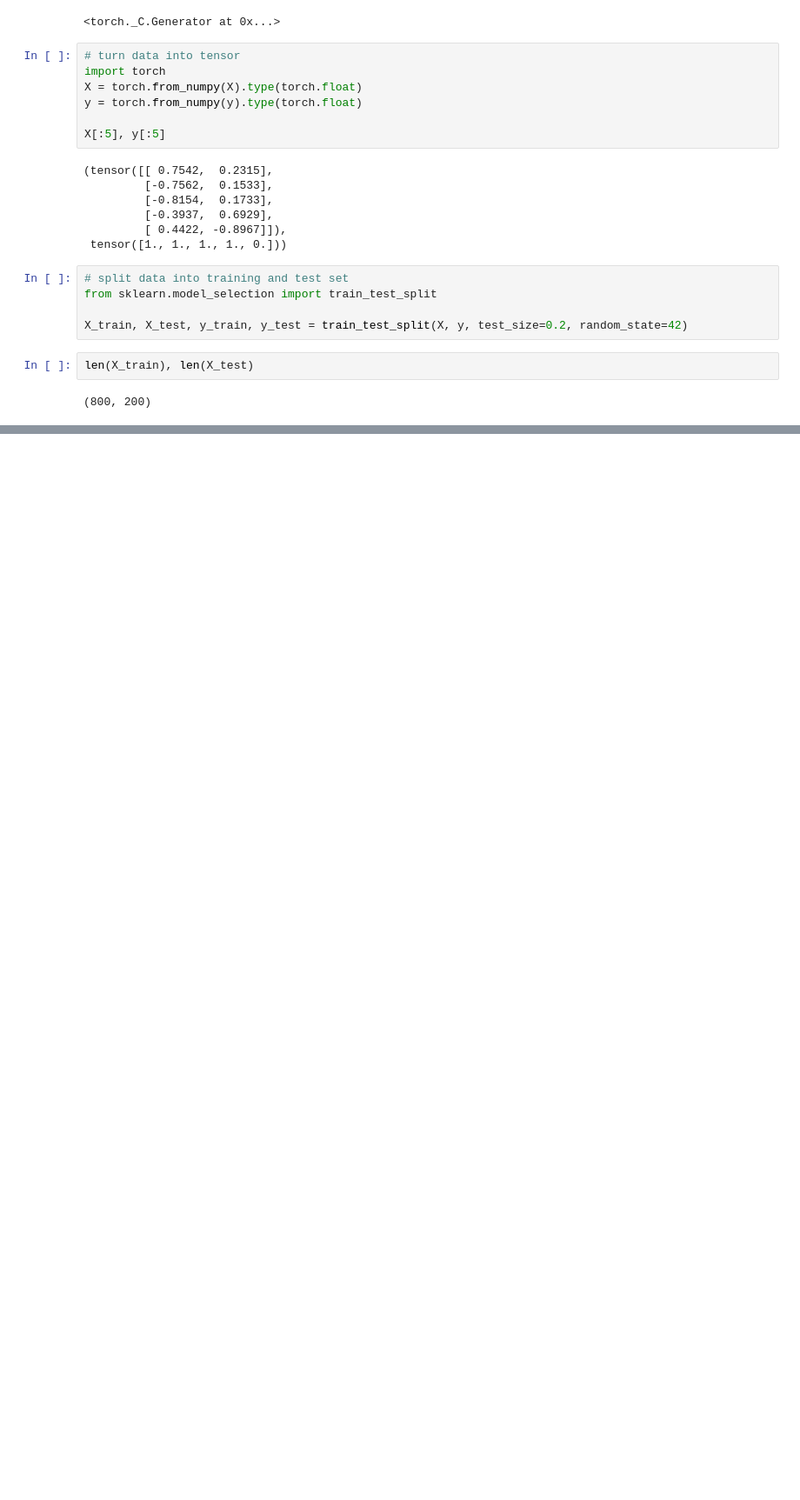
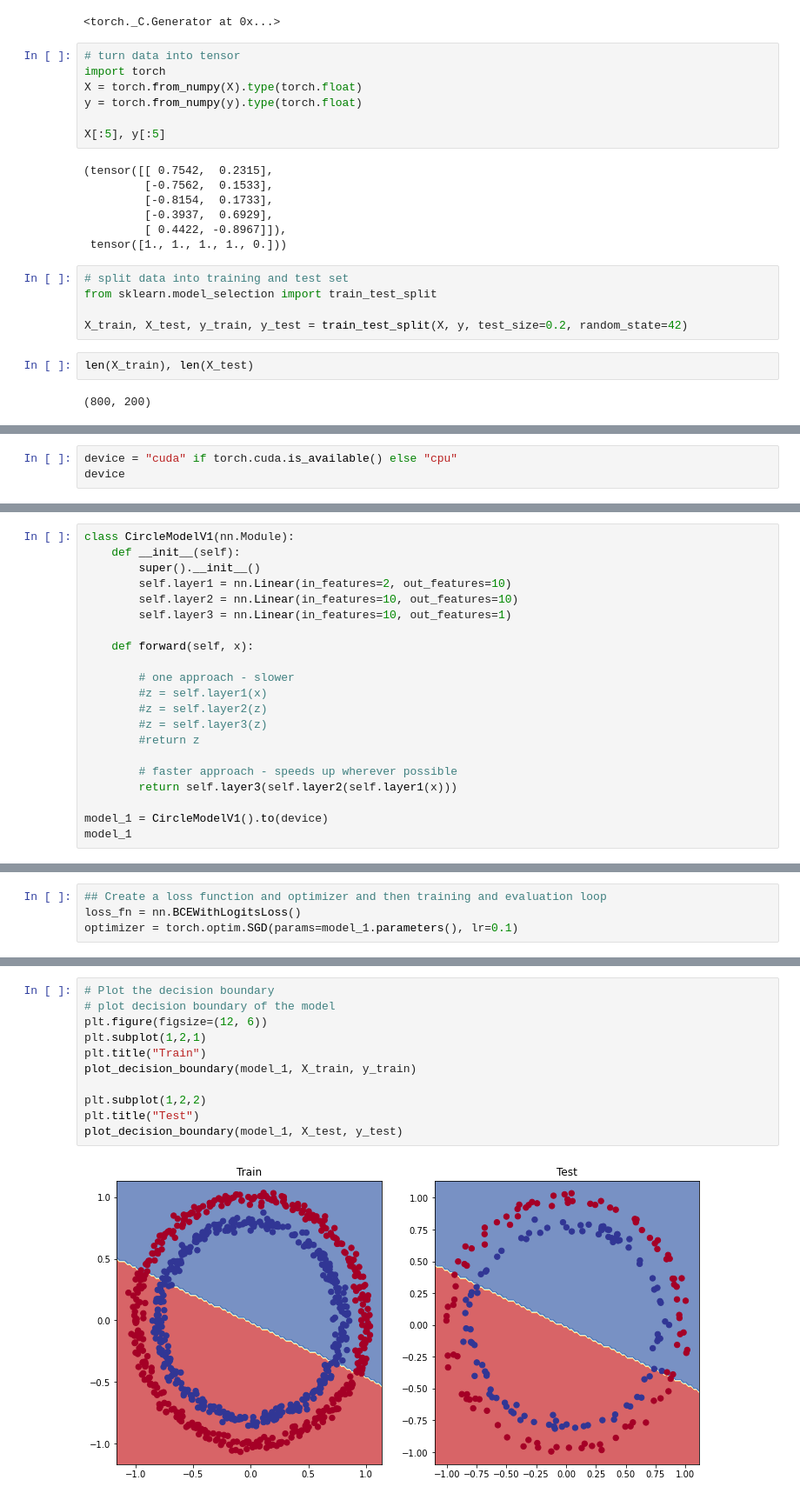
Before and after one commit to mazumdarabhinav/pytorch-content, a Jupyter notebook: 4-pytorch-classification.ipynb, the cells around one changed output, grey strips where cells are left out. Shown: that part at 87% size. Cells and saved outputs as stored; diff of their text form; blank space fills up the shorter version.

```diff
--- a/4-pytorch-classification.ipynb
+++ b/4-pytorch-classification.ipynb
@@ -109,0 +128,3 @@ len(X_train), len(X_test)
+# %%
+device = "cuda" if torch.cuda.is_available() else "cpu"
+device
@@ -109,0 +424,21 @@ len(X_train), len(X_test)
+# %%
+class CircleModelV1(nn.Module):
+    def __init__(self):
+        super().__init__()
+        self.layer1 = nn.Linear(in_features=2, out_features=10)
+        self.layer2 = nn.Linear(in_features=10, out_features=10)
+        self.layer3 = nn.Linear(in_features=10, out_features=1)
+
+    def forward(self, x):
+
+        # one approach - slower
+        #z = self.layer1(x)
+        #z = self.layer2(z)
+        #z = self.layer3(z)
+        #return z
+
+        # faster approach - speeds up wherever possible
+        return self.layer3(self.layer2(self.layer1(x)))
+
+model_1 = CircleModelV1().to(device)
+model_1
@@ -109,0 +451,4 @@ len(X_train), len(X_test)
+# %%
+## Create a loss function and optimizer and then training and evaluation loop
+loss_fn = nn.BCEWithLogitsLoss()
+optimizer = torch.optim.SGD(params=model_1.parameters(), lr=0.1)
@@ -109,0 +502,13 @@ len(X_train), len(X_test)
+# %%
+# Plot the decision boundary
+# plot decision boundary of the model
+plt.figure(figsize=(12, 6))
+plt.subplot(1,2,1)
+plt.title("Train")
+plot_decision_boundary(model_1, X_train, y_train)
+
+plt.subplot(1,2,2)
+plt.title("Test")
+plot_decision_boundary(model_1, X_test, y_test)
+# %% [output]
+[figure, added]
```
Also changed, not shown: parts of 36 cells of this notebook.
